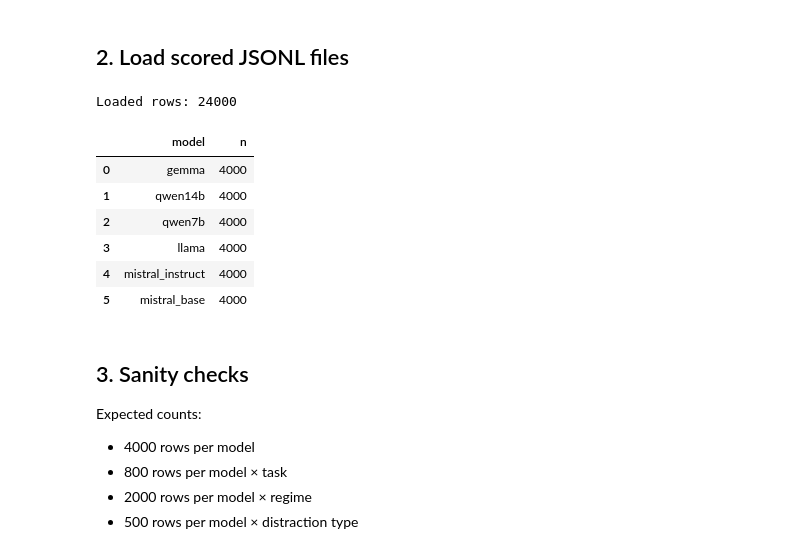
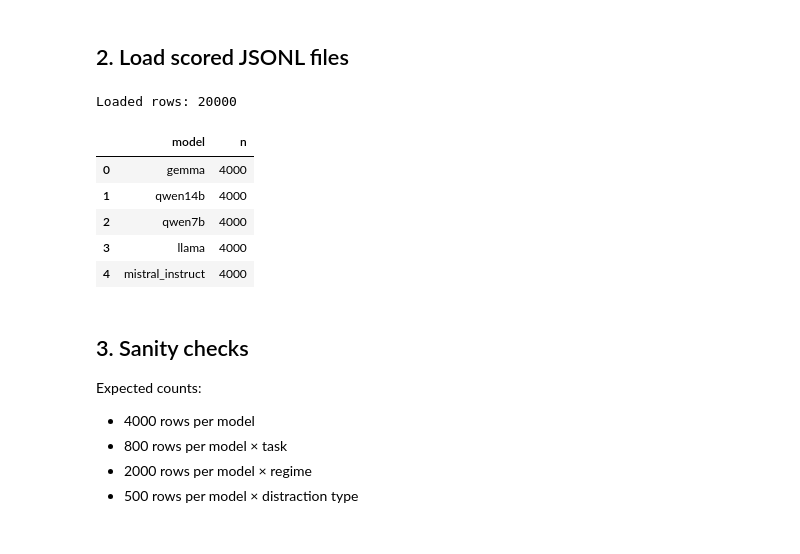
Before and after one commit to FabianMenekshi/LLMs_Robustness_Under_Distractions, a Jupyter notebook: evaluation/analysis/model_comparison_analysis_fixed_paths.ipynb, the cells around one changed output. Cells and saved outputs as stored; diff of their text form; code cells hidden in the pictures.

```diff
--- a/evaluation/analysis/model_comparison_analysis_fixed_paths.ipynb
+++ b/evaluation/analysis/model_comparison_analysis_fixed_paths.ipynb
@@ -156,7 +156,24 @@ MODEL_FILES = {
     },
 }
 
-MODEL_ORDER = ["gemma", "qwen14b", "qwen7b", "llama", "mistral_instruct", "mistral_base"]
+EXCLUDED_MODEL_KEYS = {"mistral_base"}
+
+ACTIVE_MODEL_FILES = {
+    key: value
+    for key, value in MODEL_FILES.items()
+    if key not in EXCLUDED_MODEL_KEYS
+}
+
+MODEL_ORDER = [
+    "gemma",
+    "qwen14b",
+    "qwen7b",
+    "llama",
+    "mistral_instruct",
+]
+
+# MODEL_ORDER = ["gemma", "qwen14b", "qwen7b", "llama", "mistral_instruct", "mistral_base"]
+
 TASK_ORDER = [
     "single_label_classification",
     "multi_label_classification",
@@ -190,7 +207,7 @@ def load_jsonl(path: Path):
 all_rows = []
 missing = []
 
-for model_key, meta in MODEL_FILES.items():
+for model_key, meta in ACTIVE_MODEL_FILES.items():
     path = SCORED_DIR / meta["filename"]
     if not path.exists():
         missing.append((model_key, path))
@@ -207,36 +224,41 @@ for model_key, meta in MODEL_FILES.items():
 if missing:
     print("Missing result files:")
     for model_key, path in missing:
         print(f"- {model_key}: {path}")
 
 if not all_rows:
     raise FileNotFoundError("No scored JSONL files were loaded. Check SCORED_DIR and MODEL_FILES.")
 
 df = pd.DataFrame(all_rows)
 
+df = df[~df["model"].astype(str).isin(EXCLUDED_MODEL_KEYS)].copy()
+
 # Derived columns.
 df["correct"] = df["is_correct"].astype(bool).astype(int)
 df["parse_success_bool"] = df["parse_success"].astype(bool)
 df["parse_fail"] = (~df["parse_success_bool"]).astype(int)
 df["is_clean_bool"] = df["is_clean"].astype(bool)
 df["is_distracted"] = (~df["is_clean_bool"]).astype(int)
 
-df["model"] = pd.Categorical(df["model"], categories=MODEL_ORDER, ordered=True)
+df["model"] = pd.Categorical(
+    df["model"].astype(str),
+    categories=MODEL_ORDER,
+    ordered=True
+)
 df["task_name"] = pd.Categorical(df["task_name"], categories=TASK_ORDER, ordered=True)
 df["regime"] = pd.Categorical(df["regime"], categories=REGIME_ORDER, ordered=True)
 df["distraction_type"] = pd.Categorical(df["distraction_type"], categories=DISTRACTION_ORDER, ordered=True)
 
 print("Loaded rows:", len(df))
 display(df.groupby("model", observed=False).size().reset_index(name="n"))
 # %% [output]
-Loaded rows: 24000
+Loaded rows: 20000
 |  | model | n |
 | 0 | gemma | 4000 |
 | 1 | qwen14b | 4000 |
 | 2 | qwen7b | 4000 |
 | 3 | llama | 4000 |
 | 4 | mistral_instruct | 4000 |
-| 5 | mistral_base | 4000 |
 # %% [markdown]
 ## 3. Sanity checks
 
```
Also changed, not shown: parts of 18 cells of this notebook, 28 other files.
